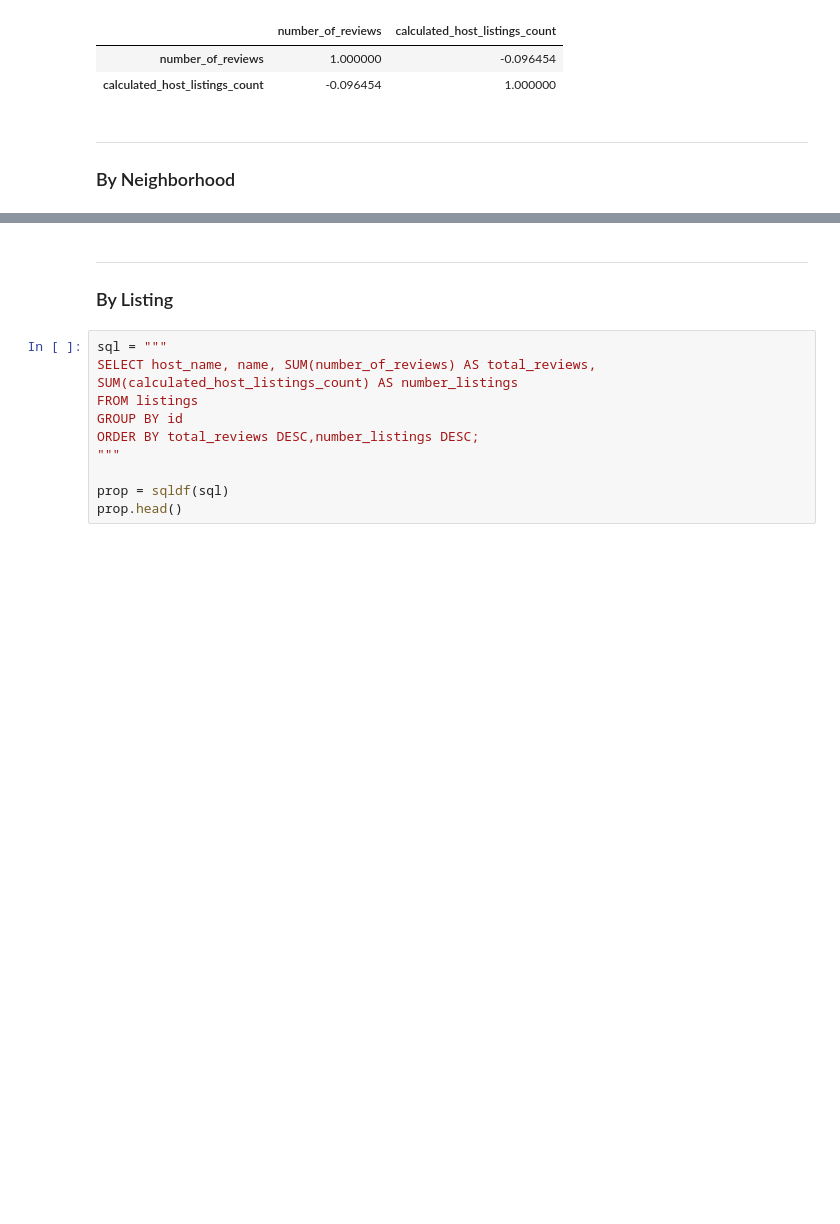
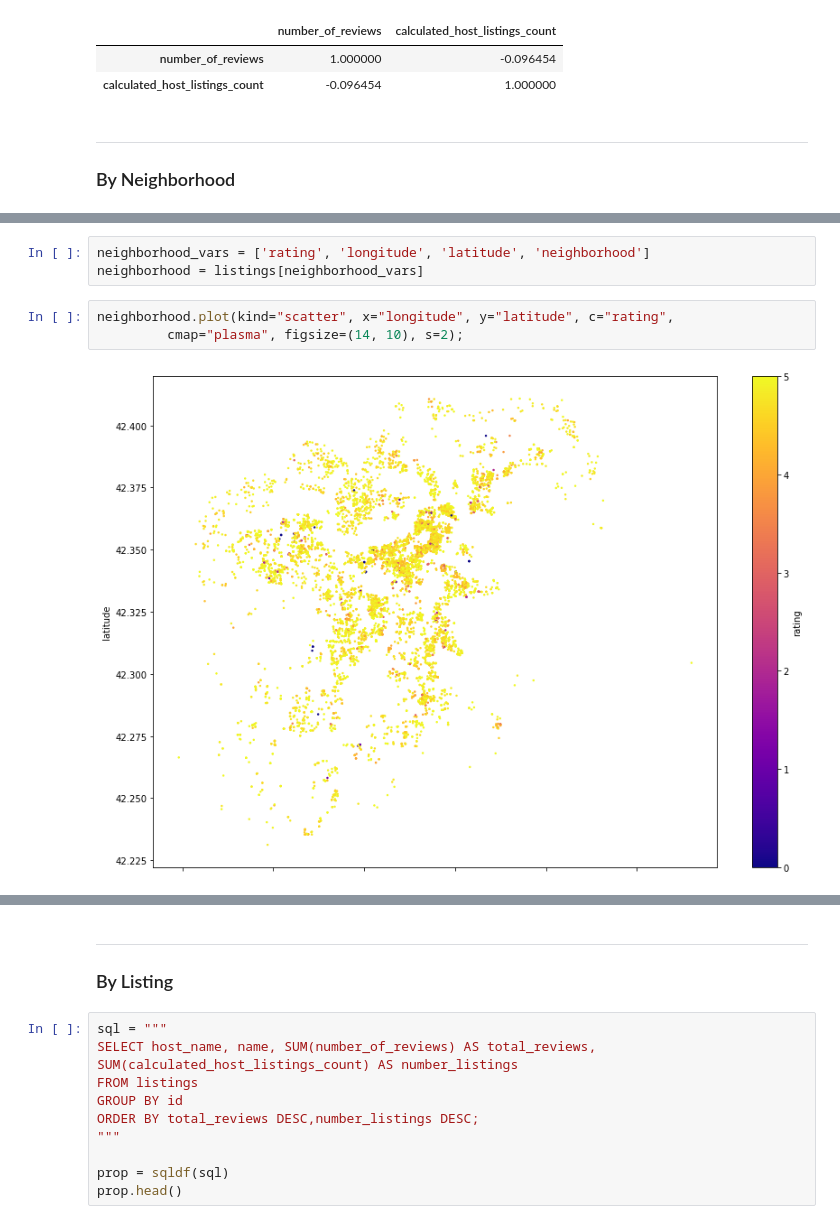
Before and after one commit to pemurp19/Airbnb-Listings, a Jupyter notebook: code/listings_eda.ipynb, the cells around one changed output, grey strips where cells are left out. Saved outputs shown, nothing was run; the diff lists cells and outputs as text; blank space fills up the shorter version.

```diff
--- a/code/listings_eda.ipynb
+++ b/code/listings_eda.ipynb
@@ -728,0 +824,8 @@ listings[['number_of_reviews','calculated_host_listings_count']].corr()
+# %%
+neighborhood_vars = ['rating', 'longitude', 'latitude', 'neighborhood']
+neighborhood = listings[neighborhood_vars]
+# %%
+neighborhood.plot(kind="scatter", x="longitude", y="latitude", c="rating",
+         cmap="plasma", figsize=(14, 10), s=2);
+# %% [output]
+[figure, added]
```
Also changed, not shown: parts of 24 cells of this notebook, 1 other file.
